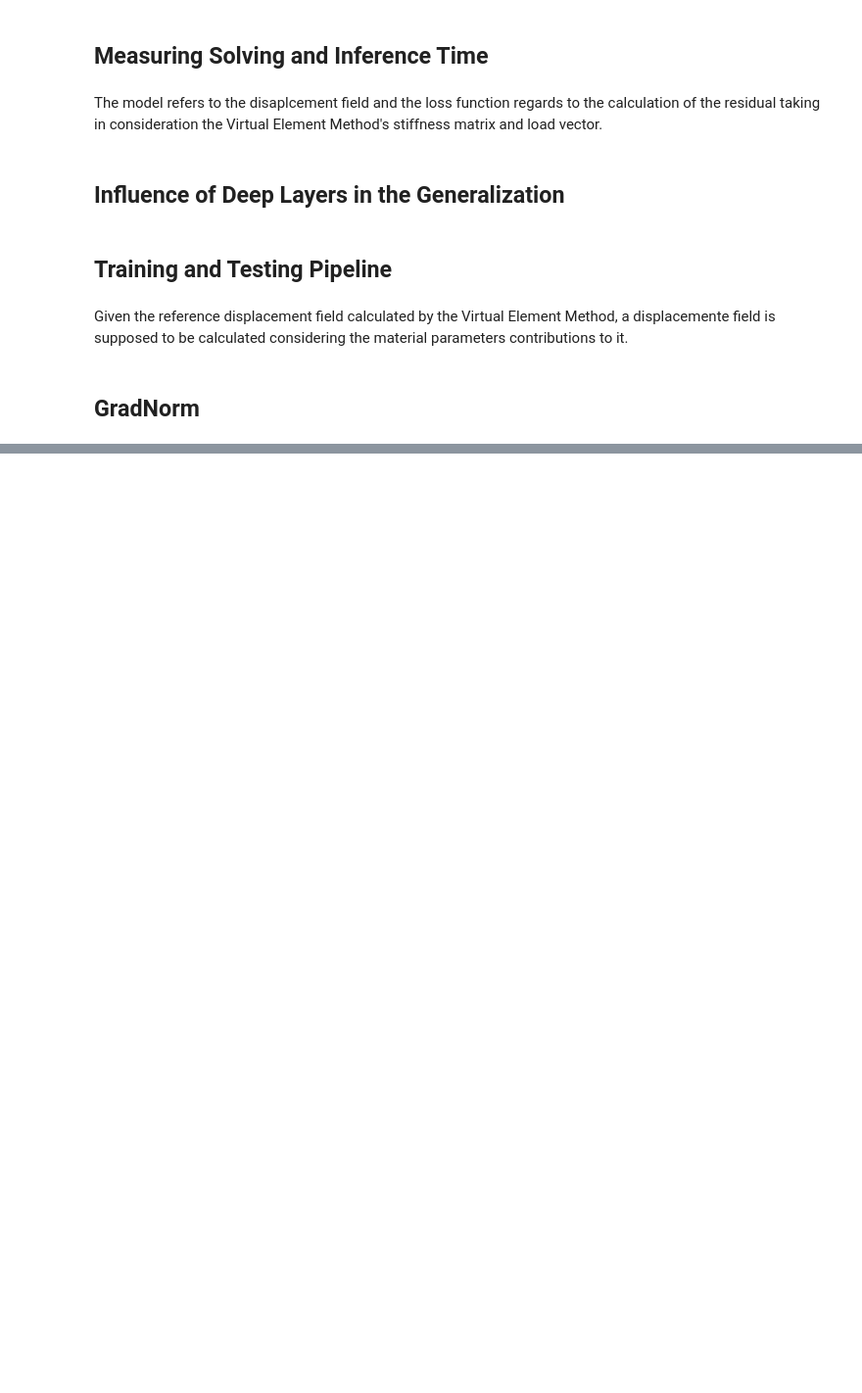
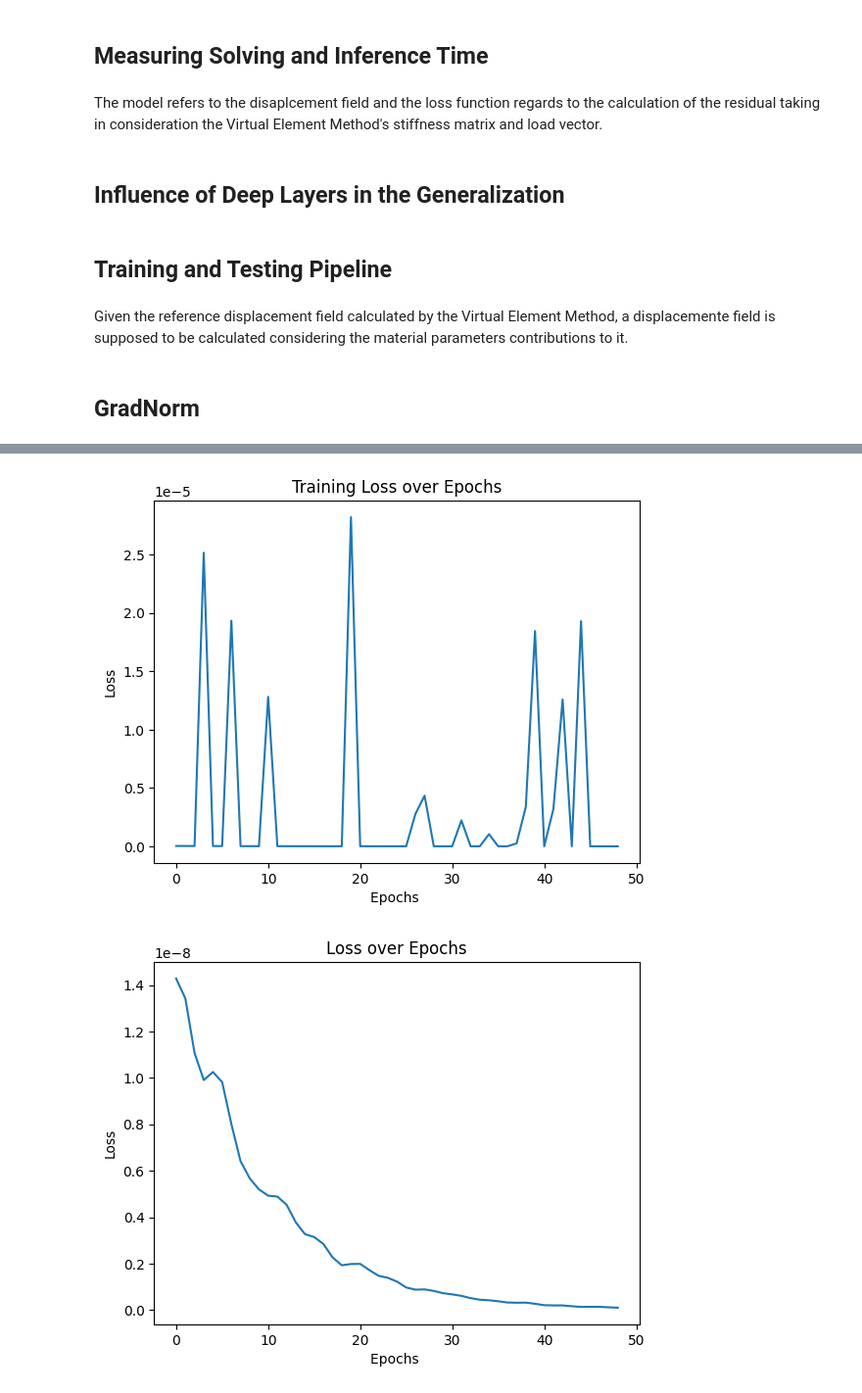
Before and after one commit to pauloakira/ai-pinn, a Jupyter notebook: neural_vem.ipynb, the cells around one changed output, grey strips where cells are left out. Shown at 98% size. Drawn from its saved outputs; the diff is of its cells as text; code cells hidden in the pictures; blank space fills up the shorter version.

```diff
--- a/neural_vem.ipynb
+++ b/neural_vem.ipynb
@@ -573,0 +613,38 @@ for epoch in range(num_epochs):
+# %%
+filtered_total_loss = total_loss_values[150:]
+plt.plot(filtered_total_loss)
+plt.xlabel('Epochs ')
+plt.ylabel('Loss')
+plt.title('Training Loss over Epochs')
+plt.show()
+
+filtered_loss = loss_values[150:]
+plt.plot(filtered_loss)
+plt.xlabel('Epochs ')
+plt.ylabel('Loss')
+plt.title('Loss over Epochs')
+plt.show()
+
+filtered_material_loss = material_loss_values[150:]
+plt.plot(filtered_material_loss)
+plt.xlabel('Epochs ')
+plt.ylabel('Loss')
+plt.title('Material Loss over Epochs')
+plt.show()
+
+filtered_sobolev_loss = sobolev_loss_values[150:]
+plt.plot(filtered_sobolev_loss)
+plt.xlabel('Epochs ')
+plt.ylabel('Loss')
+plt.title('Sobolev Loss over Epochs')
+plt.show()
+
+filtered_alpha_values = alpha_values_values[150:]
+plt.plot(filtered_alpha_values)
+plt.xlabel('Epochs ')
+plt.ylabel('alpha')
+plt.title('Alpha Values over Epochs')
+plt.show()
+# %% [output]
+[figure, added]
+[figure, added]
```
Also changed, not shown: parts of 6 cells of this notebook, 1 other file.
